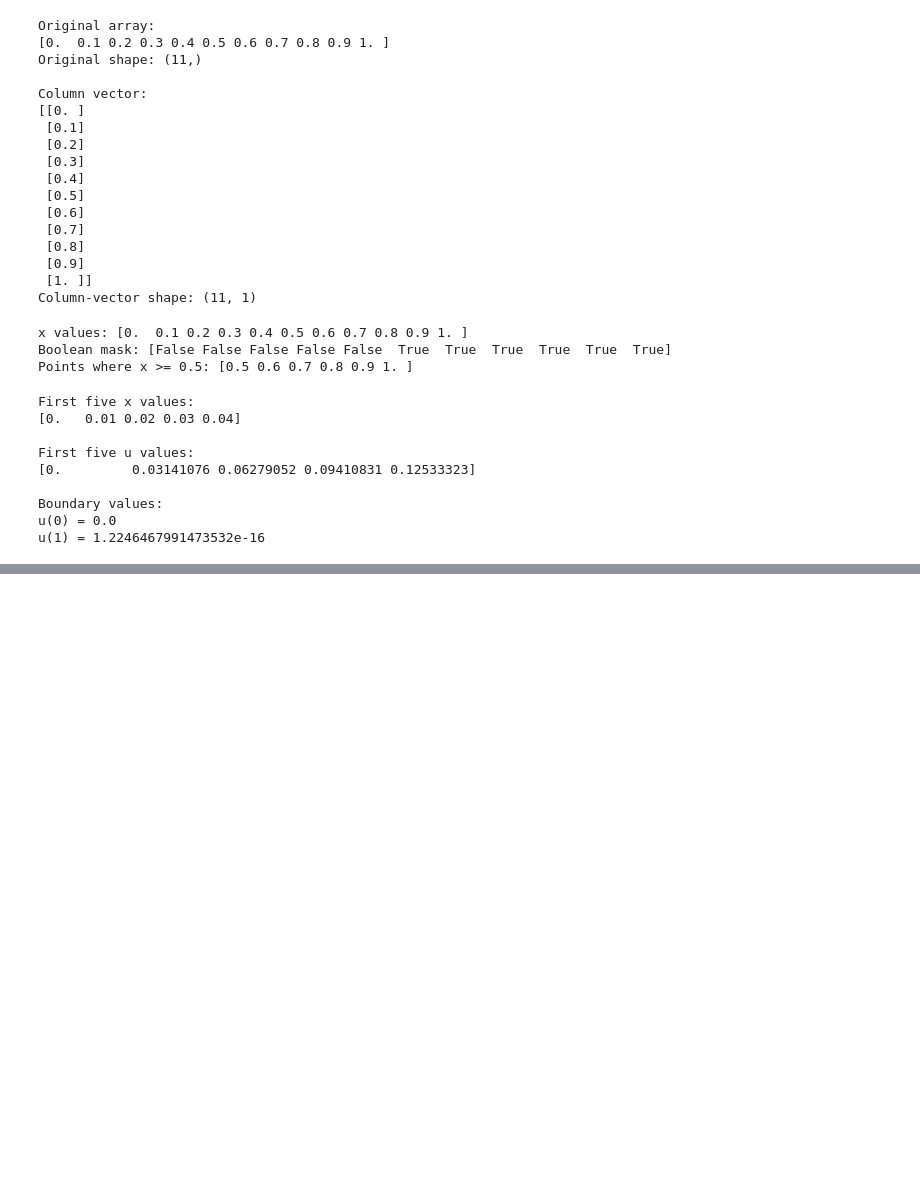
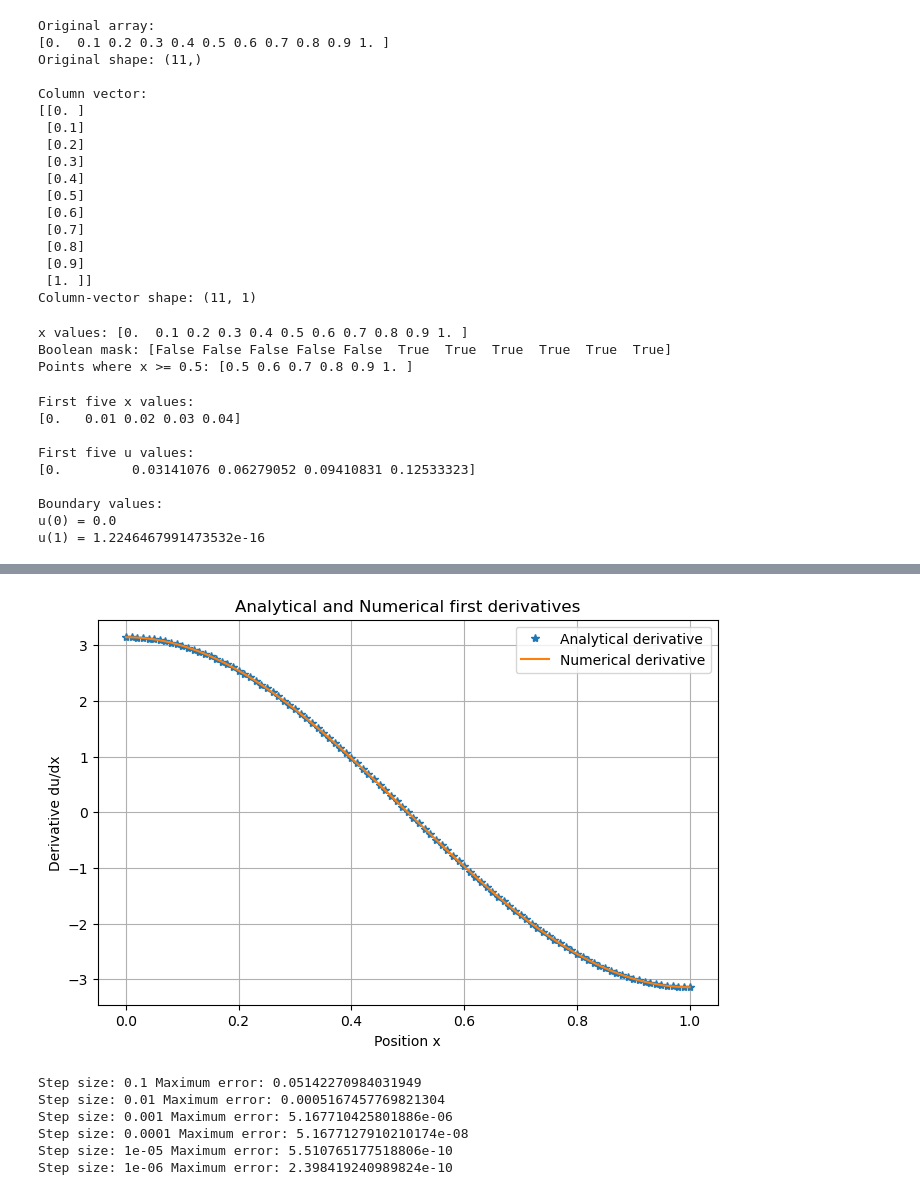
Before and after one commit to hunkarsuci/pinn-from-scratch, a Jupyter notebook: lectures/lecture_01/lecture_01_python_scientific_computing.ipynb, the cells around one changed output, grey strips where cells are left out. Drawn from its saved outputs; the diff is of its cells as text; code cells hidden in the pictures; blank space fills up the shorter version.

```diff
--- a/lectures/lecture_01/lecture_01_python_scientific_computing.ipynb
+++ b/lectures/lecture_01/lecture_01_python_scientific_computing.ipynb
@@ -270,0 +333,6 @@ u(1) = 1.2246467991473532e-16
+# %%
+# Define the analytical derivative (exact solution)
+
+def analytical_first_derivative(x_values):
+    derivative_values = np.pi * np.cos(np.pi * x_values) # u'(x) = pi * cos(pi * x)
+    return derivative_values
@@ -270,0 +360,42 @@ u(1) = 1.2246467991473532e-16
+# %%
+# Plot Numerical and Analytical derivatives
+
+plt.figure(figsize=(8,5))
+
+plt.plot(x_derivative, du_exact, "*" ,label = "Analytical derivative")
+plt.plot(x_derivative, du_numeric, "-" ,label = "Numerical derivative")
+
+plt.xlabel("Position x")
+plt.ylabel("Derivative du/dx")
+plt.title("Analytical and Numerical first derivatives")
+
+plt.grid(True)
+plt.legend()
+plt.show()
+# %% [output]
+[figure, added]
+# %%
+step_sizes = [1e-1, 1e-2, 1e-3, 1e-4, 1e-5, 1e-6]
+
+maximum_errors = []
+
+for step_size in step_sizes:
+
+    du_numeric_test = first_derivative(physical_field, x_derivative, step_size)
+
+    absolute_error_test = np.abs(du_numeric_test - du_exact)
+
+    maximum_error_test = np.max(absolute_error_test)
+
+    maximum_errors.append(maximum_error_test)
+
+    print("Step size:", step_size, "Maximum error:", maximum_error_test)
+
+# we observe that the error decreases as h becomes smaller, however extremely small values of h can eventually increase floating-point round-off error. This trade-off is important in numerical methods
+# %% [output]
+Step size: 0.1 Maximum error: 0.05142270984031949
+Step size: 0.01 Maximum error: 0.0005167457769821304
+Step size: 0.001 Maximum error: 5.167710425801886e-06
+Step size: 0.0001 Maximum error: 5.1677127910210174e-08
+Step size: 1e-05 Maximum error: 5.510765177518806e-10
+Step size: 1e-06 Maximum error: 2.398419240989824e-10
```
Also changed, not shown: parts of 6 cells of this notebook.
